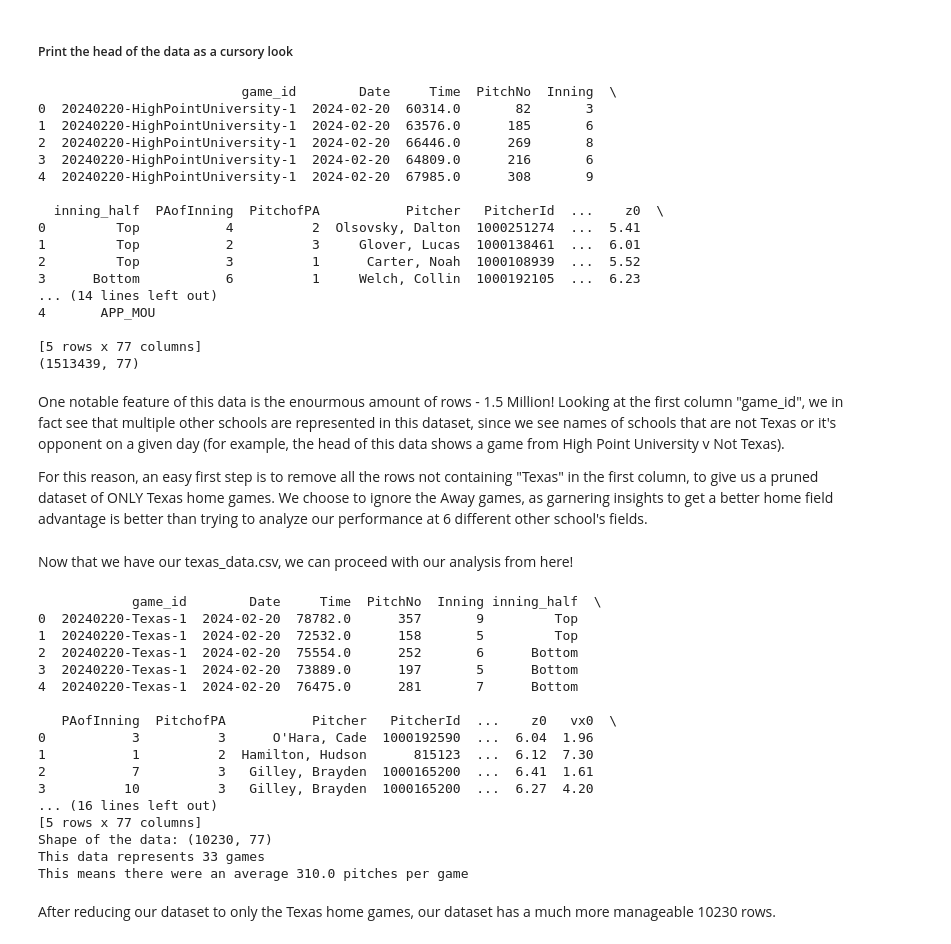
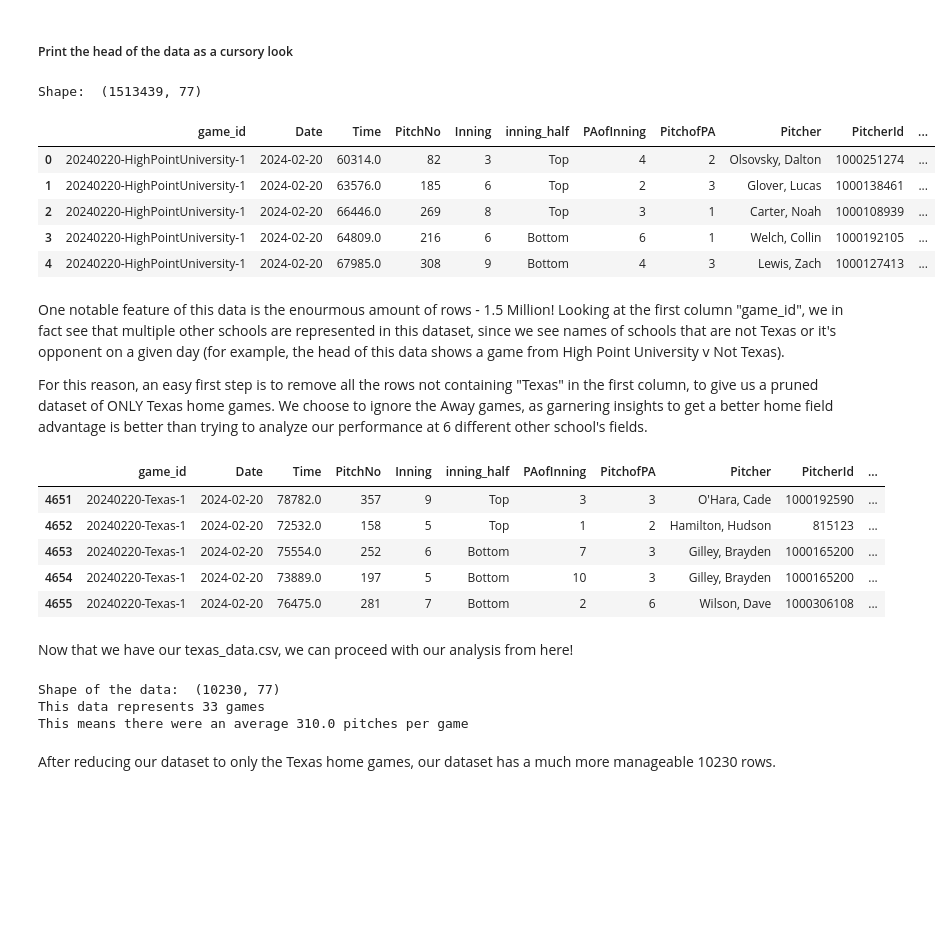
Before and after one commit to dylan-dang/baseball-ml-project, a Jupyter notebook: notebook.ipynb, the cells around one changed output. Saved outputs shown, nothing was run; the diff lists cells and outputs as text; code cells hidden in the pictures; blank space fills up the shorter version.

```diff
--- a/notebook.ipynb
+++ b/notebook.ipynb
@@ -35,28 +40,17 @@ import sklearn as sk
 # %%
 data = pd.read_csv('data.csv')
 
-#Print the head of the data
-print(data.head())
+print("Shape: ", data.shape)
 
-print(data.shape)
+data.head()
 # %% [output]
-                          game_id        Date     Time  PitchNo  Inning  \
-0  20240220-HighPointUniversity-1  2024-02-20  60314.0       82       3
-1  20240220-HighPointUniversity-1  2024-02-20  63576.0      185       6
-2  20240220-HighPointUniversity-1  2024-02-20  66446.0      269       8
-3  20240220-HighPointUniversity-1  2024-02-20  64809.0      216       6
-4  20240220-HighPointUniversity-1  2024-02-20  67985.0      308       9
-
-  inning_half  PAofInning  PitchofPA           Pitcher   PitcherId  ...    z0  \
-0         Top           4          2  Olsovsky, Dalton  1000251274  ...  5.41
-1         Top           2          3     Glover, Lucas  1000138461  ...  6.01
-2         Top           3          1      Carter, Noah  1000108939  ...  5.52
-3      Bottom           6          1     Welch, Collin  1000192105  ...  6.23
-... (14 lines left out)
-4       APP_MOU
-
-[5 rows x 77 columns]
-(1513439, 77)
+Shape:  (1513439, 77)
+|  | game_id | Date | Time | PitchNo | Inning | inning_half | PAofInning | PitchofPA | Pitcher | PitcherId | ... |
+| 0 | 20240220-HighPointUniversity-1 | 2024-02-20 | 60314.0 | 82 | 3 | Top | 4 | 2 | Olsovsky, Dalton | 1000251274 | ... |
+| 1 | 20240220-HighPointUniversity-1 | 2024-02-20 | 63576.0 | 185 | 6 | Top | 2 | 3 | Glover, Lucas | 1000138461 | ... |
+| 2 | 20240220-HighPointUniversity-1 | 2024-02-20 | 66446.0 | 269 | 8 | Top | 3 | 1 | Carter, Noah | 1000108939 | ... |
+| 3 | 20240220-HighPointUniversity-1 | 2024-02-20 | 64809.0 | 216 | 6 | Bottom | 6 | 1 | Welch, Collin | 1000192105 | ... |
+| 4 | 20240220-HighPointUniversity-1 | 2024-02-20 | 67985.0 | 308 | 9 | Bottom | 4 | 3 | Lewis, Zach | 1000127413 | ... |
 # %% [markdown]
 One notable feature of this data is the enourmous amount of rows - 1.5 Million! Looking at the first column "game_id", we in fact see that multiple other schools are represented in this dataset, since we see names of schools that are not Texas or it's opponent on a given day (for example, the head of this data shows a game from High Point University v Not Texas).
 
@@ -65,38 +59,30 @@ For this reason, an easy first step is to remove all the rows not containing "Te
 texas_data = data[data['game_id'].str.contains("Texas", na=False)]
 
 texas_data.to_csv("texas_data.csv", index=False)
+
+texas_data.head()
+# %% [output]
+|  | game_id | Date | Time | PitchNo | Inning | inning_half | PAofInning | PitchofPA | Pitcher | PitcherId | ... |
+| 4651 | 20240220-Texas-1 | 2024-02-20 | 78782.0 | 357 | 9 | Top | 3 | 3 | O'Hara, Cade | 1000192590 | ... |
+| 4652 | 20240220-Texas-1 | 2024-02-20 | 72532.0 | 158 | 5 | Top | 1 | 2 | Hamilton, Hudson | 815123 | ... |
+| 4653 | 20240220-Texas-1 | 2024-02-20 | 75554.0 | 252 | 6 | Bottom | 7 | 3 | Gilley, Brayden | 1000165200 | ... |
+| 4654 | 20240220-Texas-1 | 2024-02-20 | 73889.0 | 197 | 5 | Bottom | 10 | 3 | Gilley, Brayden | 1000165200 | ... |
+| 4655 | 20240220-Texas-1 | 2024-02-20 | 76475.0 | 281 | 7 | Bottom | 2 | 6 | Wilson, Dave | 1000306108 | ... |
 # %% [markdown]
 Now that we have our texas_data.csv, we can proceed with our analysis from here!
 # %%
 texas_data = pd.read_csv("texas_data.csv")
 
-print(texas_data.head())
-
-print("Shape of the data: ", end="")
-print(texas_data.shape)
+print("Shape of the data: ", texas_data.shape)
 
 num_rows = texas_data.shape[0]
 
 #Figure out how many games this represents
 num_games = texas_data['game_id'].nunique()
-print("This data represents "+str(num_games)+" games")
-print("This means there were an average "+str(num_rows/num_games)+" pitches per game")
+print("This data represents", num_games, "games")
+print("This means there were an average", num_rows/num_games, "pitches per game")
 # %% [output]
-            game_id        Date     Time  PitchNo  Inning inning_half  \
-0  20240220-Texas-1  2024-02-20  78782.0      357       9         Top
-1  20240220-Texas-1  2024-02-20  72532.0      158       5         Top
-2  20240220-Texas-1  2024-02-20  75554.0      252       6      Bottom
-3  20240220-Texas-1  2024-02-20  73889.0      197       5      Bottom
-4  20240220-Texas-1  2024-02-20  76475.0      281       7      Bottom
-
-   PAofInning  PitchofPA           Pitcher   PitcherId  ...    z0   vx0  \
-0           3          3      O'Hara, Cade  1000192590  ...  6.04  1.96
-1           1          2  Hamilton, Hudson      815123  ...  6.12  7.30
-2           7          3   Gilley, Brayden  1000165200  ...  6.41  1.61
-3          10          3   Gilley, Brayden  1000165200  ...  6.27  4.20
-... (16 lines left out)
-[5 rows x 77 columns]
-Shape of the data: (10230, 77)
+Shape of the data:  (10230, 77)
 This data represents 33 games
 This means there were an average 310.0 pitches per game
 # %% [markdown]
```
Also changed, not shown: parts of 9 cells of this notebook.
